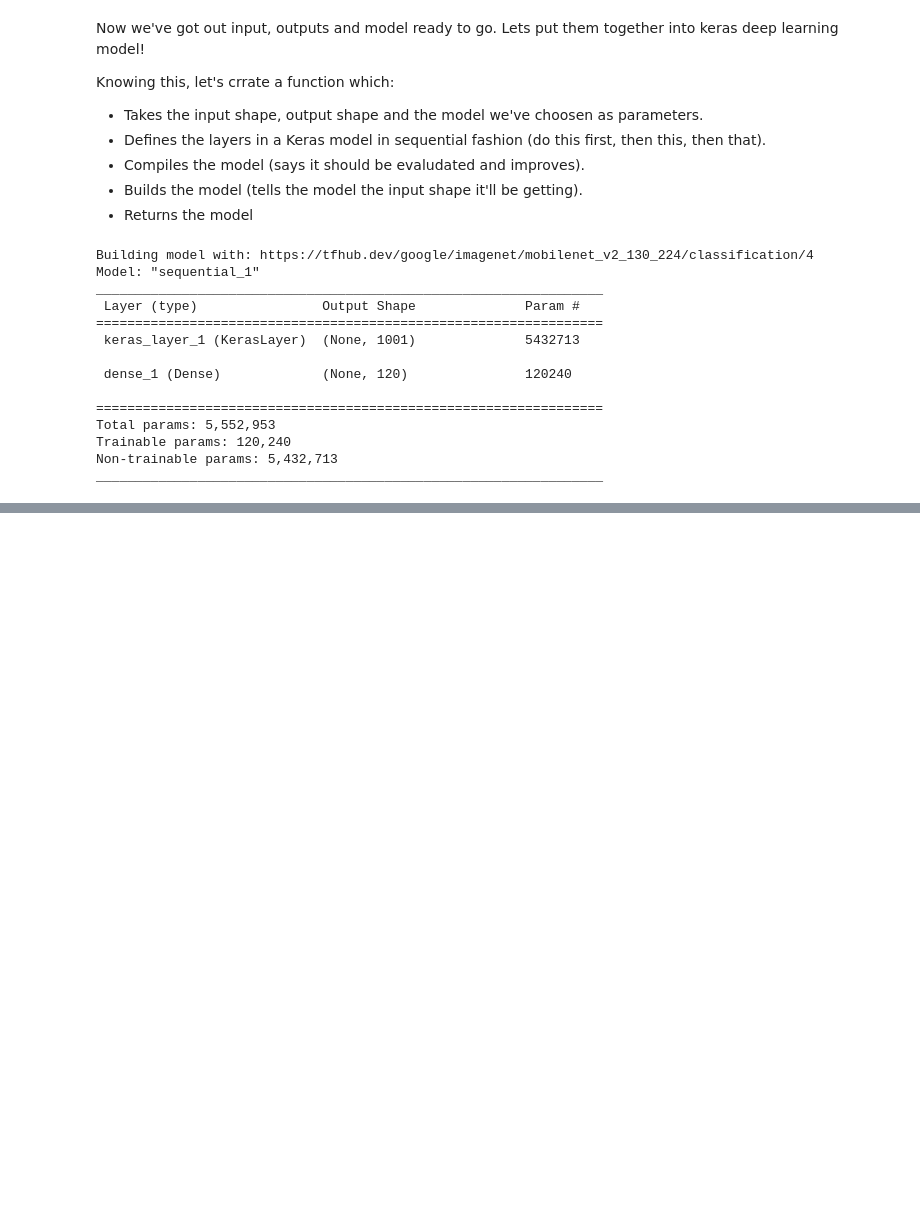
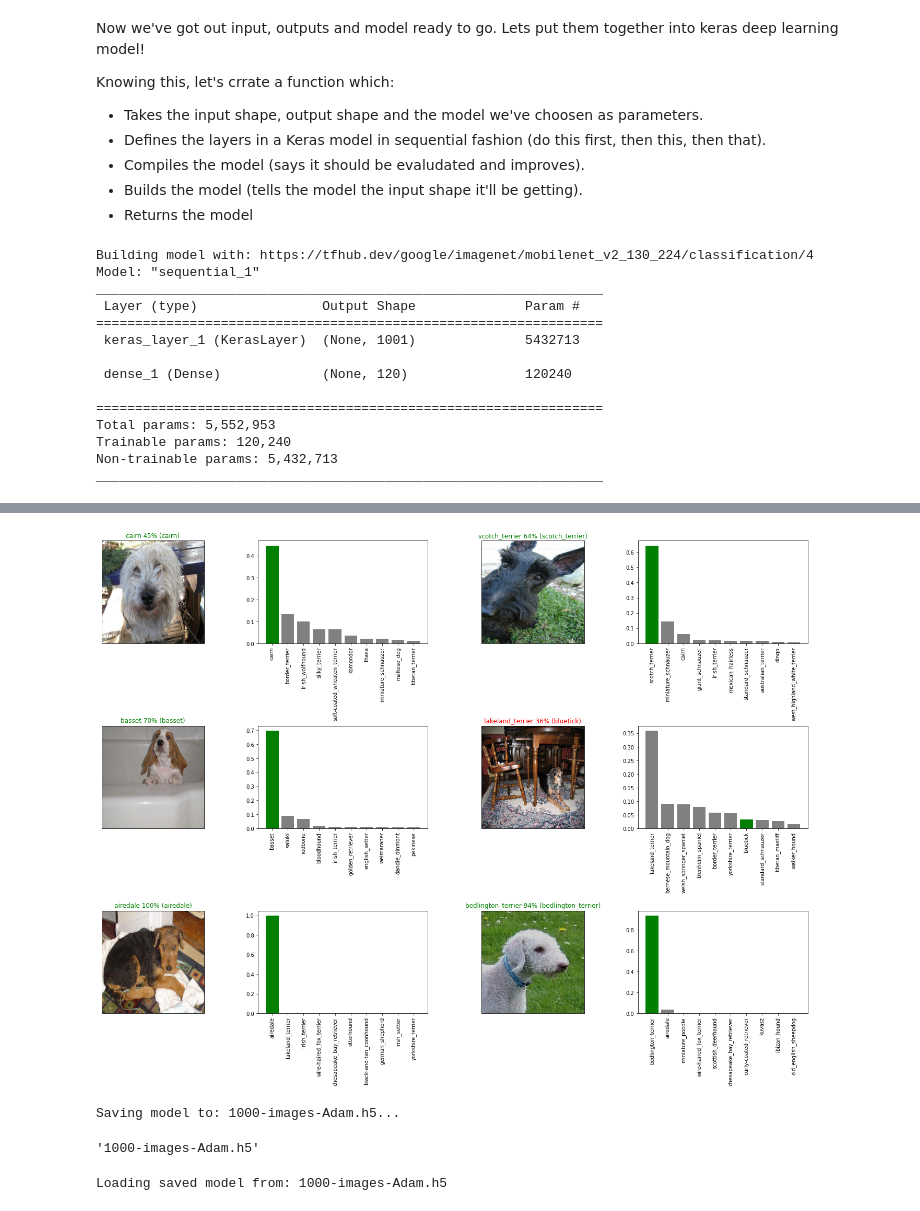
Before and after one commit to SAHARIPRASAD-2907/data-science-bootcamp, a Jupyter notebook: Neural Network Basics/dog-bread-classification-cnn.ipynb, the cells around one changed output, grey strips where cells are left out. Saved outputs shown, nothing was run; the diff lists cells and outputs as text; code cells hidden in the pictures; blank space fills up the shorter version.

```diff
--- a/Neural Network Basics/dog-bread-classification-cnn.ipynb
+++ b/Neural Network Basics/dog-bread-classification-cnn.ipynb
@@ -652,0 +890,21 @@ _________________________________________________________________
+# %%
+# Let's check a few predictions and their different values
+i_multiplier = 0
+num_rows = 3
+num_cols = 2
+num_images = num_rows*num_cols
+plt.figure(figsize=(5*2*num_cols, 5*num_rows))
+for i in range(num_images):
+  plt.subplot(num_rows, 2*num_cols, 2*i+1)
+  plot_pred(prediction_probabilities=predictions,
+            labels=val_labels,
+            images=val_images,
+            n=i+i_multiplier)
+  plt.subplot(num_rows, 2*num_cols, 2*i+2)
+  plot_pred_conf(prediction_probabilities=predictions,
+                labels=val_labels,
+                n=i+i_multiplier)
+plt.tight_layout(h_pad=1.0)
+plt.show()
+# %% [output]
+[figure, added]
@@ -652,0 +931,11 @@ _________________________________________________________________
+# %%
+# Save our model trained on 1000 images
+save_model(model, suffix="1000-images-Adam")
+# %% [output]
+Saving model to: 1000-images-Adam.h5...
+'1000-images-Adam.h5'
+# %%
+# Load our model trained on 1000 images
+model_1000_images = load_model('1000-images-Adam.h5')
+# %% [output]
+Loading saved model from: 1000-images-Adam.h5
```
Also changed, not shown: parts of 23 cells of this notebook, 3 other files.
